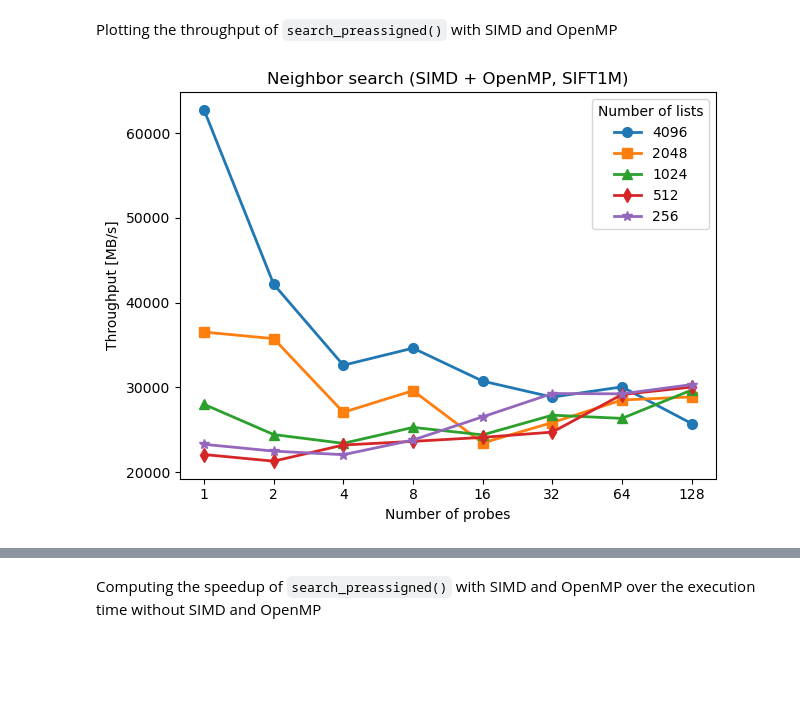
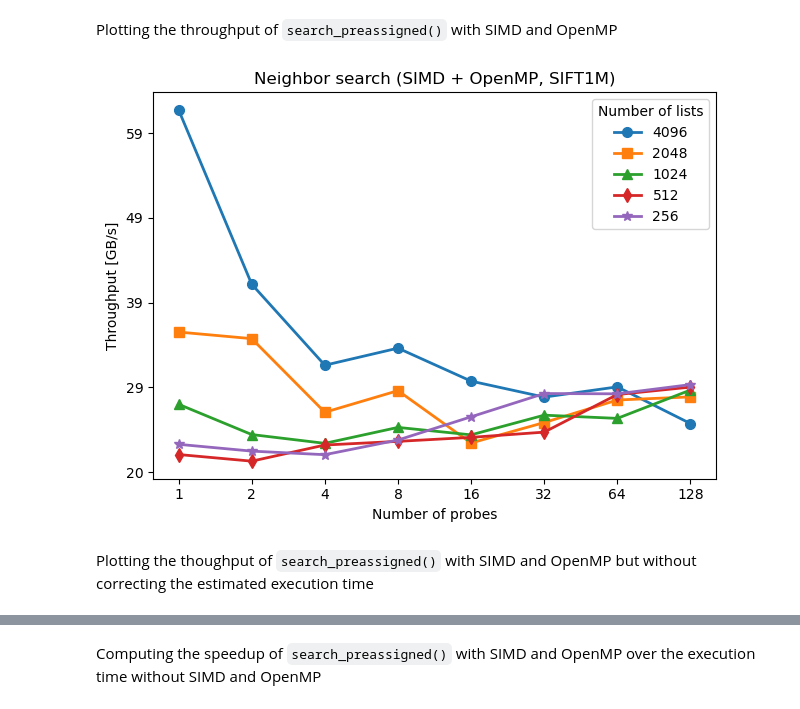
Before and after one commit to TimonFercho/ann-distributed-key-value-store, a Jupyter notebook: evaluation/index/performance/index-search-results.ipynb, the cells around one changed output, grey strips where cells are left out. Saved outputs shown, nothing was run; the diff lists cells and outputs as text; code cells hidden in the pictures; blank space fills up the shorter version.

```diff
--- a/evaluation/index/performance/index-search-results.ipynb
+++ b/evaluation/index/performance/index-search-results.ipynb
@@ -831,5 +840,6 @@ centroids_simd_df
 # %% [markdown]
 Plotting the throughput of `find_nearest_centroids()` with SIMD and OpenMP
 # %%
-plot(df=centroids_simd_omp_df, y_col='mb_per_s', title='Centroids search (SIMD + OpenMP, SIFT1M)', ylabel='Throughput [MB/s]')
+mb_to_gb_formatter = ticker.FuncFormatter(lambda x, pos: '{:0.0f}'.format(x/2**10))
+plot(df=centroids_simd_omp_df, y_col='mb_per_s', title='Centroids search (SIMD + OpenMP, SIFT1M)', ylabel='Throughput [GB/s]', yformatter=mb_to_gb_formatter)
 # %% [output]
@@ -952,6 +990,8 @@ search_simd_omp_df
 # %% [markdown]
 Plotting the throughput of `search_preassigned()` with SIMD and OpenMP
 # %%
-plot(df=search_simd_omp_df, y_col='mb_per_s', title='Neighbor search (SIMD + OpenMP, SIFT1M)', ylabel='Throughput [MB/s]')
+plot(df=search_simd_omp_df, y_col='mb_per_s', title='Neighbor search (SIMD + OpenMP, SIFT1M)', ylabel='Throughput [GB/s]', yformatter=mb_to_gb_formatter)
 # %% [output]
-[figure, old version]
+[figure, new version]
+# %% [markdown]
+Plotting the thoughput of `search_preassigned()` with SIMD and OpenMP but without correcting the estimated execution time
```
Also changed, not shown: parts of 21 cells of this notebook, 15 other files.
